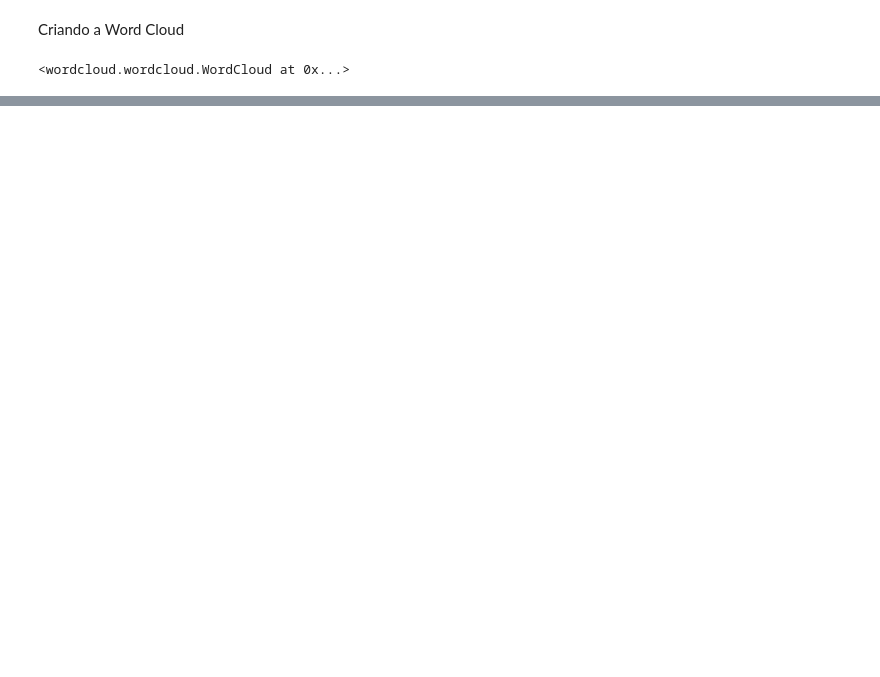
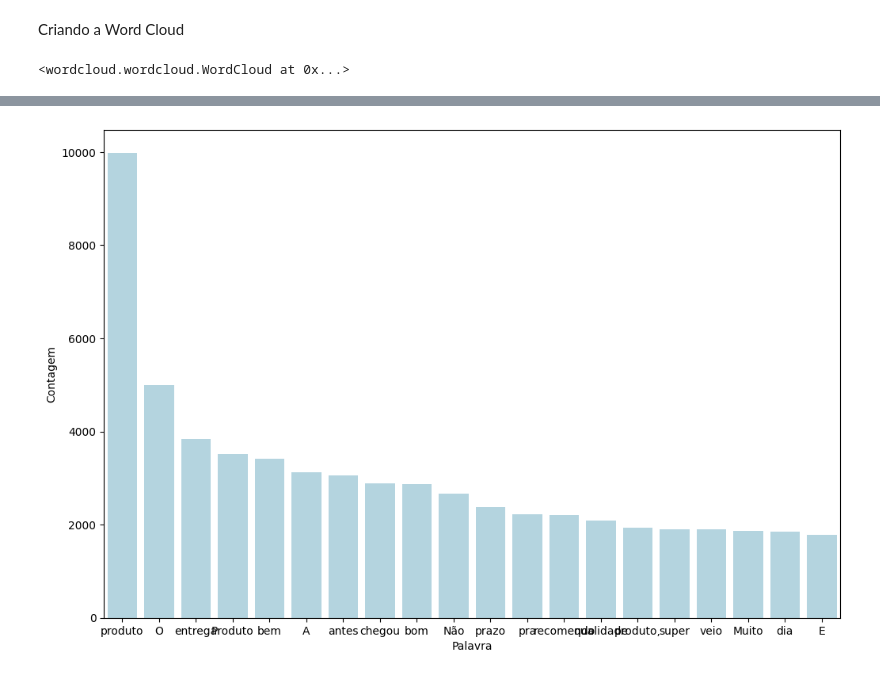
Before and after one commit to Nathtaba/Classificador_Sentimentos_ML, a Jupyter notebook: ClassificadorSentimentos_Avaliacoes.ipynb, the cells around one changed output, grey strips where cells are left out. Saved outputs shown, nothing was run; the diff lists cells and outputs as text; code cells hidden in the pictures; blank space fills up the shorter version.

```diff
--- a/ClassificadorSentimentos_Avaliacoes.ipynb
+++ b/ClassificadorSentimentos_Avaliacoes.ipynb
@@ -152,0 +276,5 @@ word_cloud_pos(avaliacoes, "review_text")
+# %%
+pontuacao = list()
+for ponto in punctuation:
+  pontuacao.append(ponto)
+pontuacao
@@ -152,0 +299,17 @@ word_cloud_pos(avaliacoes, "review_text")
+# %%
+pontuacao_stopwords = pontuacao + palavras_irrelevantes
+
+frase_processada = list()
+for avaliacao in avaliacoes.texto_sem_stopwords:
+  nova_frase = list()
+  palavras_texto = token_por_espaço.tokenize(avaliacao)
+  for palavra in palavras_texto:
+    if palavra not in pontuacao_stopwords:
+      nova_frase.append(palavra)
+  frase_processada.append(' '.join(nova_frase))
+
+avaliacoes["texto_sem_stopwords_e_pontuacao"] = frase_processada
+# %%
+grafico(avaliacoes, "texto_sem_stopwords_e_pontuacao", 20)
+# %% [output]
+[figure, added]
```
Also changed, not shown: parts of 26 cells of this notebook.
